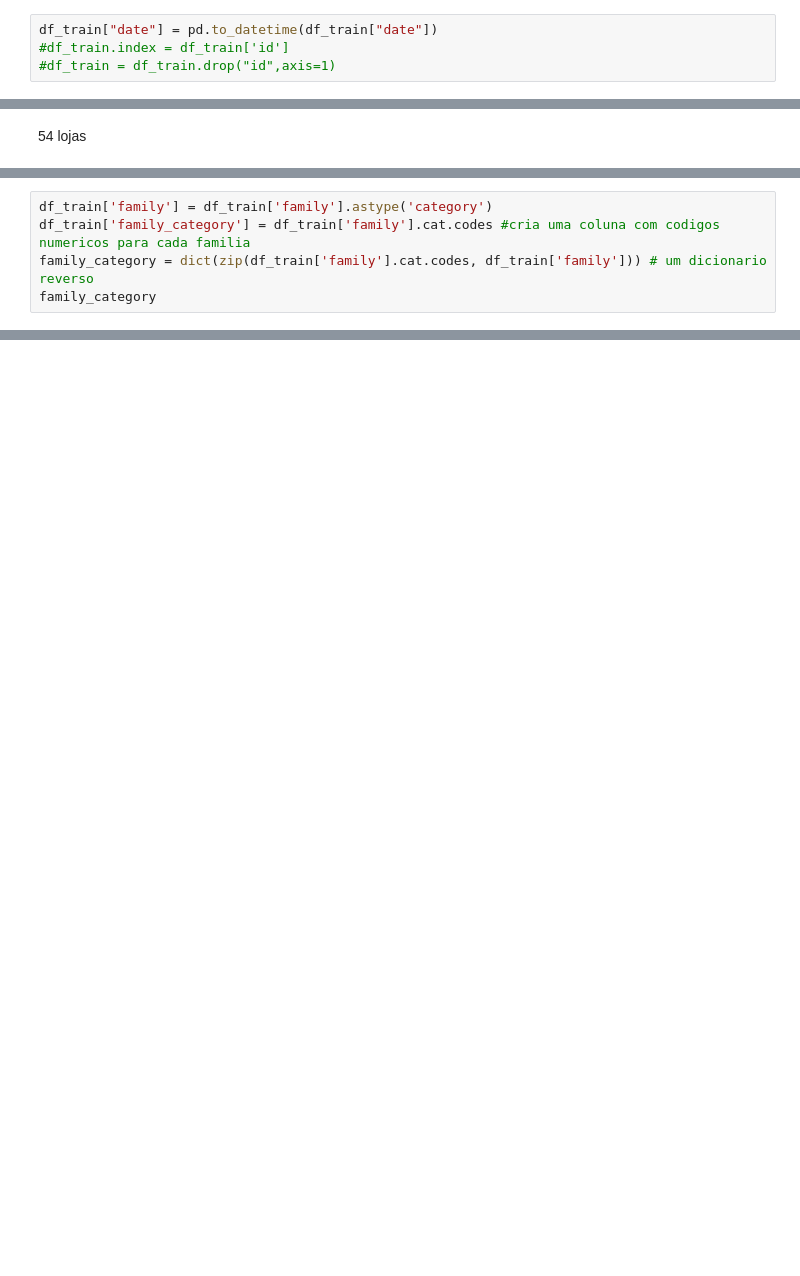
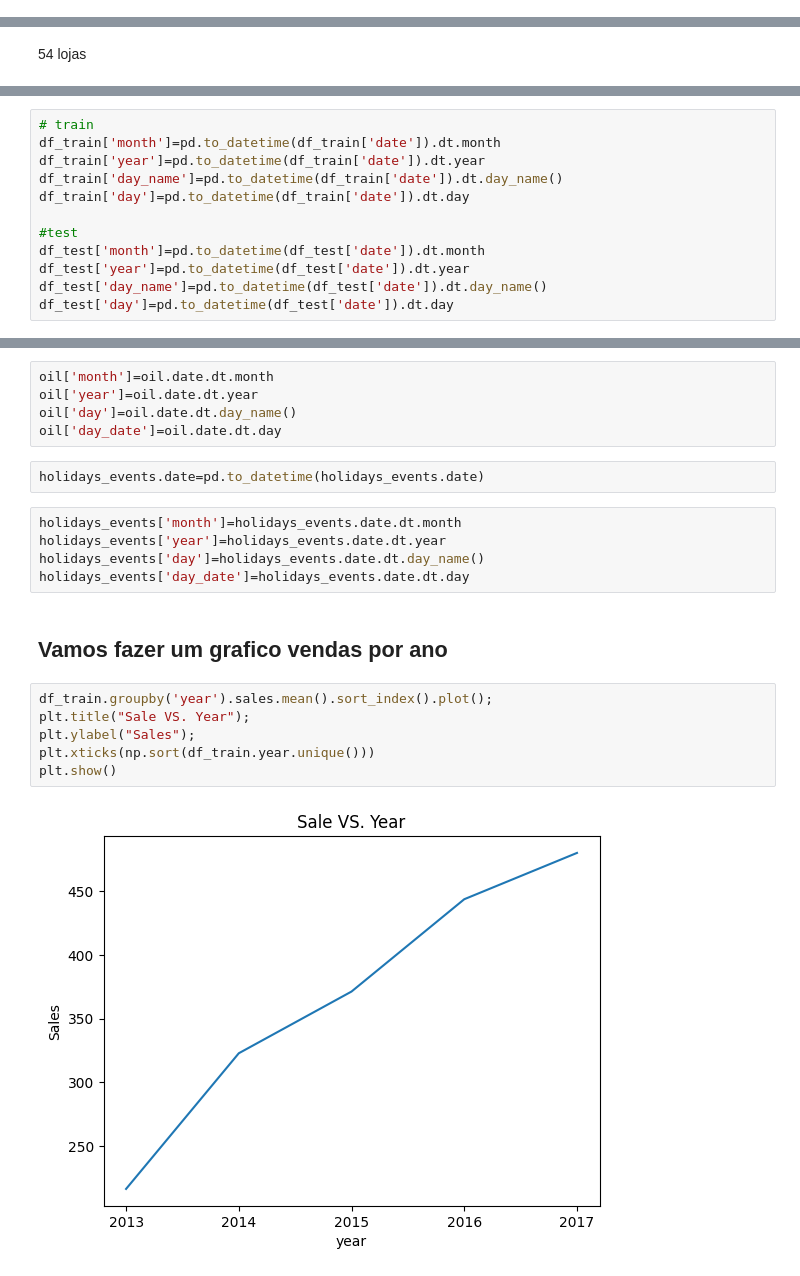
Before and after one commit to thiagomout/datamining, a Jupyter notebook: store_sales/prediction_store_sales.ipynb, the cells around one changed output, grey strips where cells are left out. Saved outputs shown, nothing was run; the diff lists cells and outputs as text; blank space fills up the shorter version.

```diff
--- a/store_sales/prediction_store_sales.ipynb
+++ b/store_sales/prediction_store_sales.ipynb
@@ -48,4 +69,0 @@ removendo a id e ajeitando o tipo de data
-# %%
-df_train["date"] = pd.to_datetime(df_train["date"])
-#df_train.index = df_train['id']
-#df_train = df_train.drop("id",axis=1)
@@ -193,5 +176,0 @@ preparando os dados da coluna familia
-# %%
-df_train['family'] = df_train['family'].astype('category')
-df_train['family_category'] = df_train['family'].cat.codes #cria uma coluna com codigos numericos para cada familia
-family_category = dict(zip(df_train['family'].cat.codes, df_train['family'])) # um dicionario reverso
-family_category
@@ -222,0 +179,12 @@ plt.show()
+# %%
+# train
+df_train['month']=pd.to_datetime(df_train['date']).dt.month
+df_train['year']=pd.to_datetime(df_train['date']).dt.year
+df_train['day_name']=pd.to_datetime(df_train['date']).dt.day_name()
+df_train['day']=pd.to_datetime(df_train['date']).dt.day
+
+#test
+df_test['month']=pd.to_datetime(df_test['date']).dt.month
+df_test['year']=pd.to_datetime(df_test['date']).dt.year
+df_test['day_name']=pd.to_datetime(df_test['date']).dt.day_name()
+df_test['day']=pd.to_datetime(df_test['date']).dt.day
@@ -222,0 +292,22 @@ plt.show()
+# %%
+oil['month']=oil.date.dt.month
+oil['year']=oil.date.dt.year
+oil['day']=oil.date.dt.day_name()
+oil['day_date']=oil.date.dt.day
+# %%
+holidays_events.date=pd.to_datetime(holidays_events.date)
+# %%
+holidays_events['month']=holidays_events.date.dt.month
+holidays_events['year']=holidays_events.date.dt.year
+holidays_events['day']=holidays_events.date.dt.day_name()
+holidays_events['day_date']=holidays_events.date.dt.day
+# %% [markdown]
+## Vamos fazer um grafico vendas por ano
+# %%
+df_train.groupby('year').sales.mean().sort_index().plot();
+plt.title("Sale VS. Year");
+plt.ylabel("Sales");
+plt.xticks(np.sort(df_train.year.unique()))
+plt.show()
+# %% [output]
+[figure, added]
```
Also changed, not shown: parts of 113 cells of this notebook, 8 other files.
